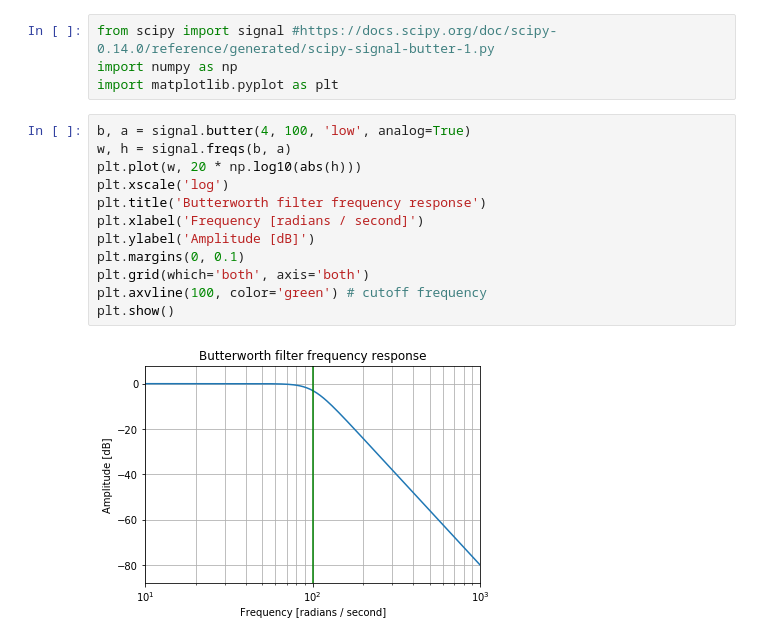
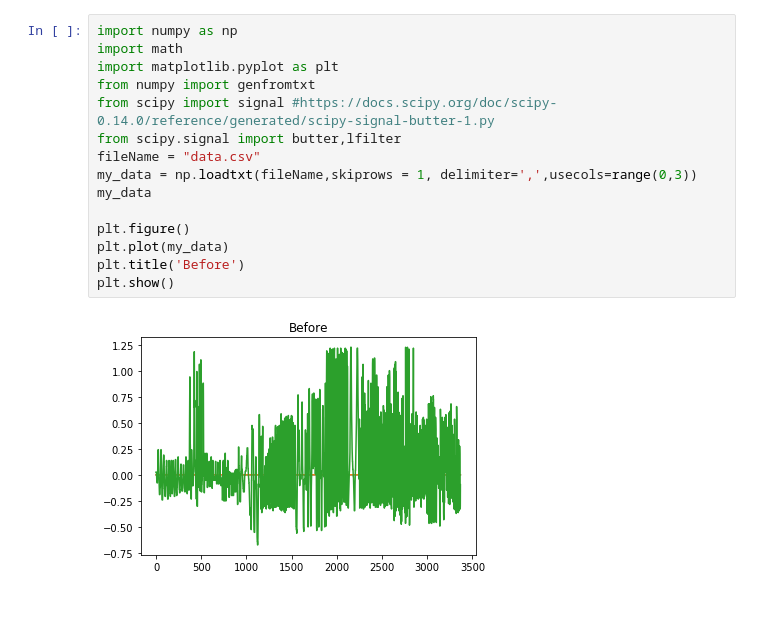
Before and after one commit to MIngjianZhang/HEART, a Jupyter notebook: Untitled Folder/Butterworth.ipynb, the cells around one changed output. Drawn from its saved outputs; the diff is of its cells as text; blank space fills up the shorter version.

```diff
--- a/Untitled Folder/Butterworth.ipynb
+++ b/Untitled Folder/Butterworth.ipynb
@@ -1,18 +1,17 @@
 # %%
+import numpy as np
+import math
+import matplotlib.pyplot as plt
+from numpy import genfromtxt
 from scipy import signal #https://docs.scipy.org/doc/scipy-0.14.0/reference/generated/scipy-signal-butter-1.py
-import numpy as np
-import matplotlib.pyplot as plt
+from scipy.signal import butter,lfilter
+fileName = "data.csv"
+my_data = np.loadtxt(fileName,skiprows = 1, delimiter=',',usecols=range(0,3))
+my_data
+
+plt.figure()
+plt.plot(my_data)
+plt.title('Before')
+plt.show()
+# %% [output]
+[figure, added]
-# %%
-b, a = signal.butter(4, 100, 'low', analog=True)
-w, h = signal.freqs(b, a)
-plt.plot(w, 20 * np.log10(abs(h)))
-plt.xscale('log')
-plt.title('Butterworth filter frequency response')
-plt.xlabel('Frequency [radians / second]')
-plt.ylabel('Amplitude [dB]')
-plt.margins(0, 0.1)
-plt.grid(which='both', axis='both')
-plt.axvline(100, color='green') # cutoff frequency
-plt.show()
-# %% [output]
-[figure, removed]
```
Also changed, not shown: parts of 1 cell of this notebook, 1 other file.
